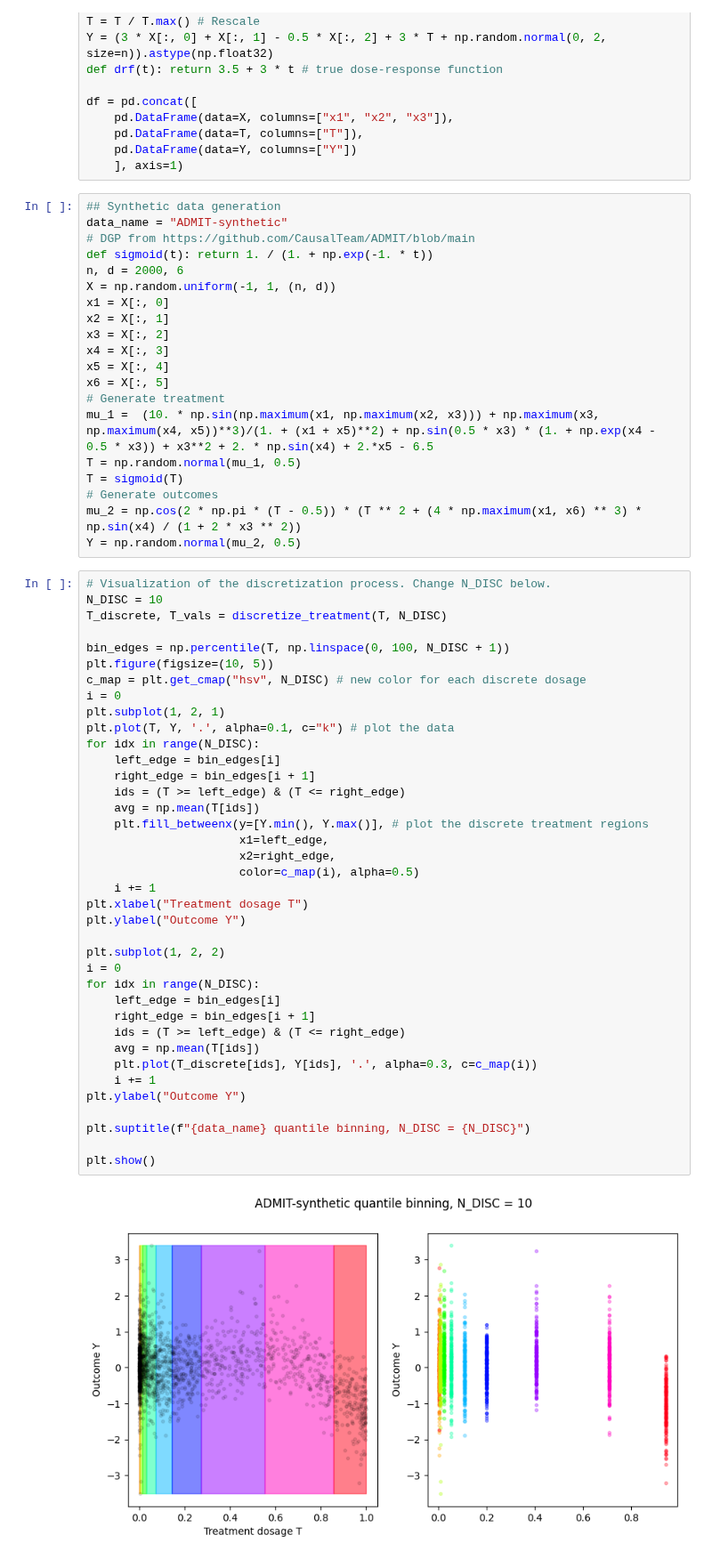
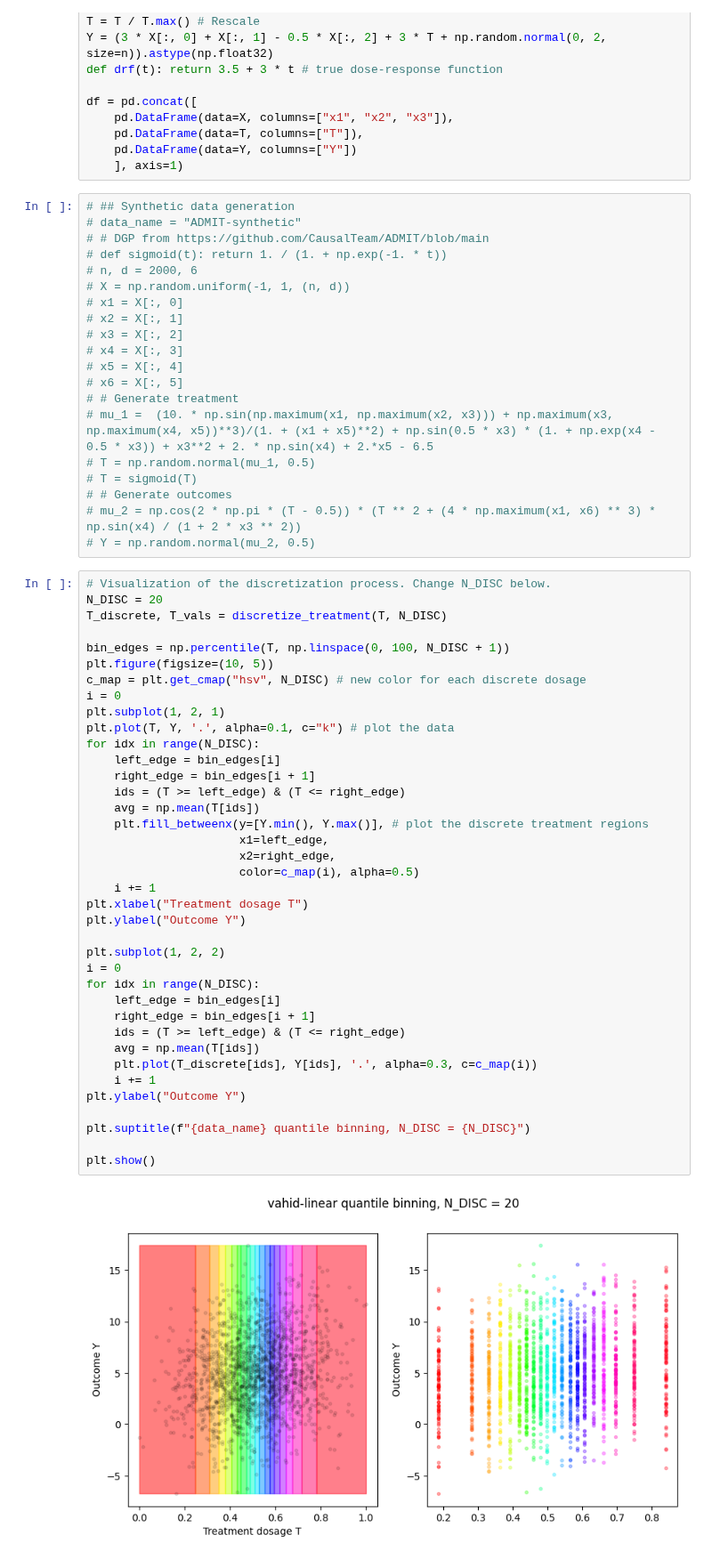
Before and after one commit to chris-L6/CausalPFN, a Jupyter notebook: my-work/Week_11-17/notebooks/quantile_binning_viz.ipynb, the cells around one changed output. Shown at 89% size. Saved outputs shown, nothing was run; the diff lists cells and outputs as text.

```diff
--- a/my-work/Week_11-17/notebooks/quantile_binning_viz.ipynb
+++ b/my-work/Week_11-17/notebooks/quantile_binning_viz.ipynb
@@ -30,28 +55,28 @@ df = pd.concat([
     pd.DataFrame(data=Y, columns=["Y"])
     ], axis=1)
 # %%
-## Synthetic data generation
-data_name = "ADMIT-synthetic"
-# DGP from https://github.com/CausalTeam/ADMIT/blob/main
-def sigmoid(t): return 1. / (1. + np.exp(-1. * t))
-n, d = 2000, 6
-X = np.random.uniform(-1, 1, (n, d))
-x1 = X[:, 0]
-x2 = X[:, 1]
-x3 = X[:, 2]
-x4 = X[:, 3]
-x5 = X[:, 4]
-x6 = X[:, 5]
-# Generate treatment
-mu_1 =  (10. * np.sin(np.maximum(x1, np.maximum(x2, x3))) + np.maximum(x3, np.maximum(x4, x5))**3)/(1. + (x1 + x5)**2) + np.sin(0.5 * x3) * (1. + np.exp(x4 - 0.5 * x3)) + x3**2 + 2. * np.sin(x4) + 2.*x5 - 6.5
-T = np.random.normal(mu_1, 0.5)
-T = sigmoid(T)
-# Generate outcomes
-mu_2 = np.cos(2 * np.pi * (T - 0.5)) * (T ** 2 + (4 * np.maximum(x1, x6) ** 3) * np.sin(x4) / (1 + 2 * x3 ** 2))
-Y = np.random.normal(mu_2, 0.5)
+# ## Synthetic data generation
+# data_name = "ADMIT-synthetic"
+# # DGP from https://github.com/CausalTeam/ADMIT/blob/main
+# def sigmoid(t): return 1. / (1. + np.exp(-1. * t))
+# n, d = 2000, 6
+# X = np.random.uniform(-1, 1, (n, d))
+# x1 = X[:, 0]
+# x2 = X[:, 1]
+# x3 = X[:, 2]
+# x4 = X[:, 3]
+# x5 = X[:, 4]
+# x6 = X[:, 5]
+# # Generate treatment
+# mu_1 =  (10. * np.sin(np.maximum(x1, np.maximum(x2, x3))) + np.maximum(x3, np.maximum(x4, x5))**3)/(1. + (x1 + x5)**2) + np.sin(0.5 * x3) * (1. + np.exp(x4 - 0.5 * x3)) + x3**2 + 2. * np.sin(x4) + 2.*x5 - 6.5
+# T = np.random.normal(mu_1, 0.5)
+# T = sigmoid(T)
+# # Generate outcomes
+# mu_2 = np.cos(2 * np.pi * (T - 0.5)) * (T ** 2 + (4 * np.maximum(x1, x6) ** 3) * np.sin(x4) / (1 + 2 * x3 ** 2))
+# Y = np.random.normal(mu_2, 0.5)
 # %%
 # Visualization of the discretization process. Change N_DISC below.
-N_DISC = 10
+N_DISC = 20
 T_discrete, T_vals = discretize_treatment(T, N_DISC)
 
 bin_edges = np.percentile(T, np.linspace(0, 100, N_DISC + 1))
@@ -61,34 +86,34 @@ i = 0
 plt.subplot(1, 2, 1)
 plt.plot(T, Y, '.', alpha=0.1, c="k") # plot the data
 for idx in range(N_DISC):
     left_edge = bin_edges[i]
     right_edge = bin_edges[i + 1]
     ids = (T >= left_edge) & (T <= right_edge)
     avg = np.mean(T[ids])
     plt.fill_betweenx(y=[Y.min(), Y.max()], # plot the discrete treatment regions
                       x1=left_edge,
                       x2=right_edge,
                       color=c_map(i), alpha=0.5)
     i += 1
 plt.xlabel("Treatment dosage T")
 plt.ylabel("Outcome Y")
 
 plt.subplot(1, 2, 2)
 i = 0
 for idx in range(N_DISC):
     left_edge = bin_edges[i]
     right_edge = bin_edges[i + 1]
     ids = (T >= left_edge) & (T <= right_edge)
     avg = np.mean(T[ids])
     plt.plot(T_discrete[ids], Y[ids], '.', alpha=0.3, c=c_map(i))
     i += 1
 plt.ylabel("Outcome Y")
 
 plt.suptitle(f"{data_name} quantile binning, N_DISC = {N_DISC}")
 
 plt.show()
 # %% [output]
-[figure, old version]
+[figure, new version]
 # %%
 print(f"T_vals: {T_vals}")
 # %% [output]
```
Also changed, not shown: parts of 3 cells of this notebook, 4 other files.
